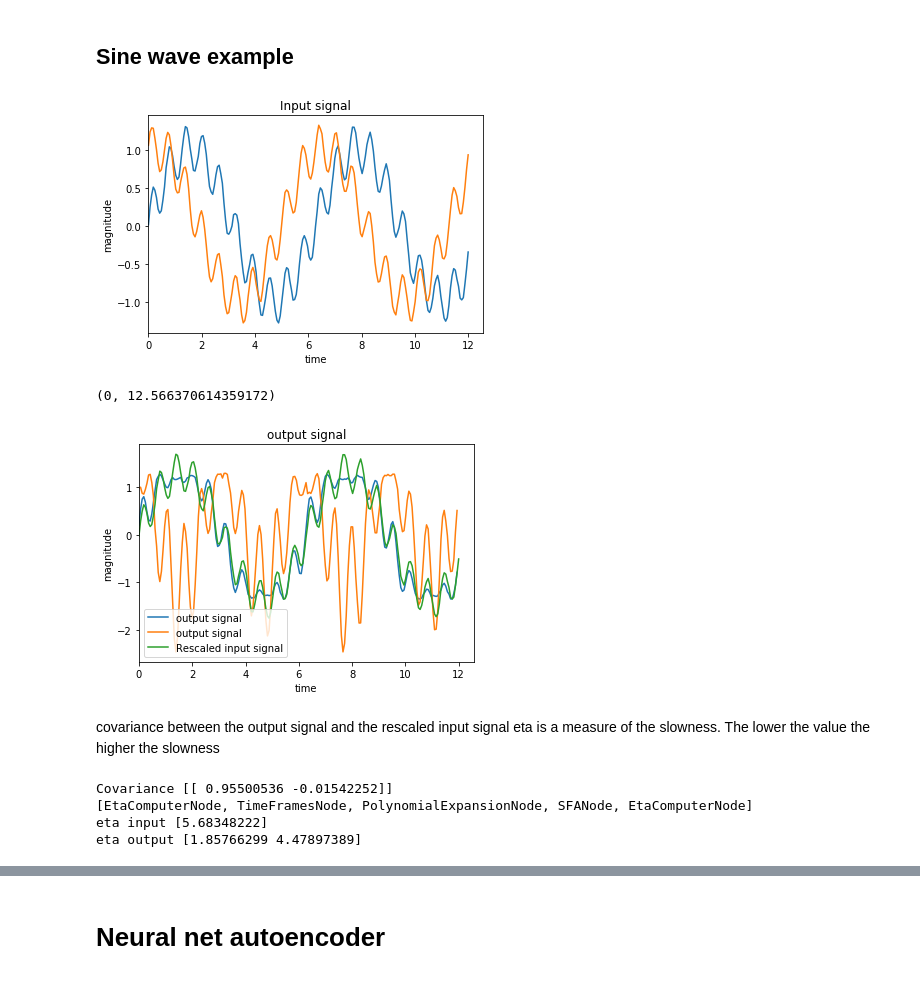
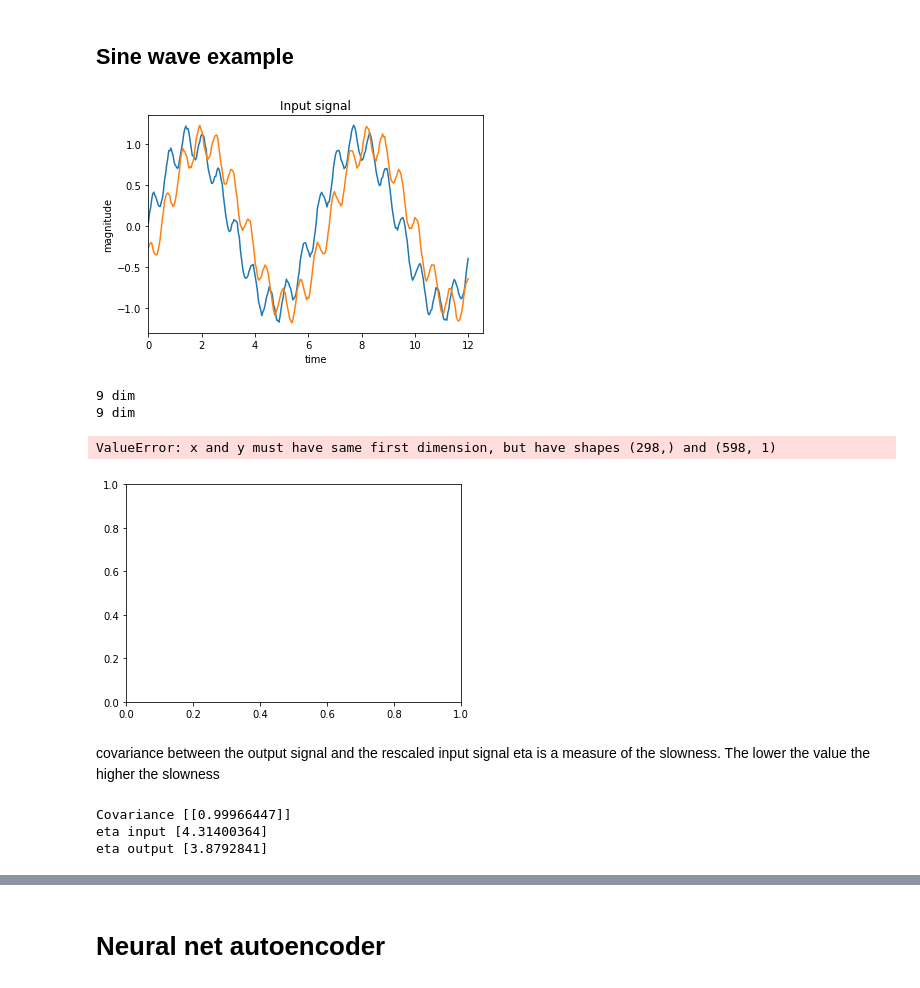
Before and after one commit to lagrassa/sfa_tutorial, a Jupyter notebook: Representations.ipynb, the cells around one changed output, grey strips where cells are left out. Cells and saved outputs as stored; diff of their text form; code cells hidden in the pictures.

```diff
--- a/Representations.ipynb
+++ b/Representations.ipynb
@@ -14,82 +14,70 @@ import numpy as np
 import matplotlib.pyplot as plt
 start = 0
 end = 12
-nsamples = 200
+nsamples = 300
 x = np.linspace(start,end, nsamples)
-
-signal = np.sin(x)+0.3*np.sin(10*x)+0.05*np.random.random(x.shape)
-#signal_shifted = np.sin(x-5)+0.3*np.sin(10*(x-5))+0.05*np.random.random(x.shape)
-
+shift = 0.5
+twoD = True
+signal = np.sin(x)+0.2*np.sin(10*x)+0.05*np.random.random(x.shape)
+if twoD:
+    signal_shifted = np.sin(x-shift)+0.2*np.sin(10*(x-shift))+0.05*np.random.random(x.shape)
+    signal = np.hstack([signal.reshape(-1,1), signal_shifted.reshape(-1,1)])
 #scale to have mean 0 var 1, just for comparison purposes
 rescaled_signal = (signal - np.mean(signal, 0)) / np.std(signal, 0)
 
 plt.plot(x,signal)
-#plt.plot(x,signal_shifted)
 plt.xlabel("time")
 plt.ylabel("magnitude")
 plt.title("Input signal")
 plt.xlim([0,4*np.pi])
 plt.show()
 # %% [output]
-[figure, old version]
+[figure, new version]
 # %%
 import mdp
 '''
 @param signal_list n x m array with n points in time that are m dimensional
 '''
-lookback = 2
+lookback = 3
+
 def flow(signal_list):
     #put into format where columns are variables and rows are observations
-    ndims = signal_list[0].shape[1]
-    flows = []
-    for i in range(ndims):
-        flow = (mdp.nodes.EtaComputerNode() +
-            mdp.nodes.TimeFramesNode(lookback) +
-            mdp.nodes.PolynomialExpansionNode(3) +
-            mdp.nodes.SFANode(output_dim=2, include_last_sample=True) +
-            mdp.nodes.EtaComputerNode() )
-
-        for signal in signal_list:
-            signal_to_train_on = signal[:,i]
-            flow.train(signal_to_train_on.reshape(-1,1))
-        flows.append(flow)
-    return flows
-
-def apply_flows(flows, signal):
-    outputs = []
-    for i in range(len(flows)):
-        flow = flows[i]
-        output = flow(signal[:,i].reshape(-1,1))
-        outputs.append(output)
-    return np.hstack(outputs)
+    ndims = signal_list.shape[1]
+    flow = (mdp.nodes.EtaComputerNode() +
+        mdp.nodes.TimeFramesNode(lookback) +
+        mdp.nodes.PolynomialExpansionNode(2) +
+        mdp.nodes.SFANode(output_dim=ndims, include_last_sample=True) +
+        mdp.nodes.EtaComputerNode() )
+    flow.train(signal_list)
+    return flow
 # %%
-flows = flow([signal.reshape((len(signal), 1)), signal_shifted.reshape((len(signal), 1))])
-encoded = apply_flows(flows, signal.reshape(-1,1))
+flows = flow(signal.reshape(-1,1))
+encoded = flows(signal.reshape(-1,1))
 
 plt.plot(x[:-lookback+1],encoded, label = "output signal")
 plt.plot(x, rescaled_signal, label="Rescaled input signal")
 plt.xlabel("time")
 plt.ylabel("magnitude")
 plt.title("output signal")
 plt.legend()
 plt.xlim([0,4*np.pi])
 # %% [output]
-(0, 12.566370614359172)
+9 dim
+9 dim
+ValueError: x and y must have same first dimension, but have shapes (298,) and (598, 1)
-[figure, old version]
+[figure, new version]
 # %% [markdown]
 covariance between the output signal and the rescaled input signal
 eta is a measure of the slowness. The lower the value the higher the slowness
 # %%
 print("Covariance", mdp.utils.cov2(rescaled_signal[:-lookback+1], encoded))
-print(flows[0])
-print("eta input", flows[0][0].get_eta(t=len(signal)))
+print("eta input", flows[0].get_eta(t=len(signal)))
 
-print("eta output", flows[0][-1].get_eta(t=len(signal)-lookback))
+print("eta output", flows[-1].get_eta(t=len(signal)-lookback))
 # %% [output]
-Covariance [[ 0.95500536 -0.01542252]]
-[EtaComputerNode, TimeFramesNode, PolynomialExpansionNode, SFANode, EtaComputerNode]
-eta input [5.68348222]
-eta output [1.85766299 4.47897389]
+Covariance [[0.99966447]]
+eta input [4.31400364]
+eta output [3.8792841]
 # %%
 from scipy.signal import butter, lfilter, freqz
 order = 2
```
Also changed, not shown: parts of 4 cells of this notebook.
